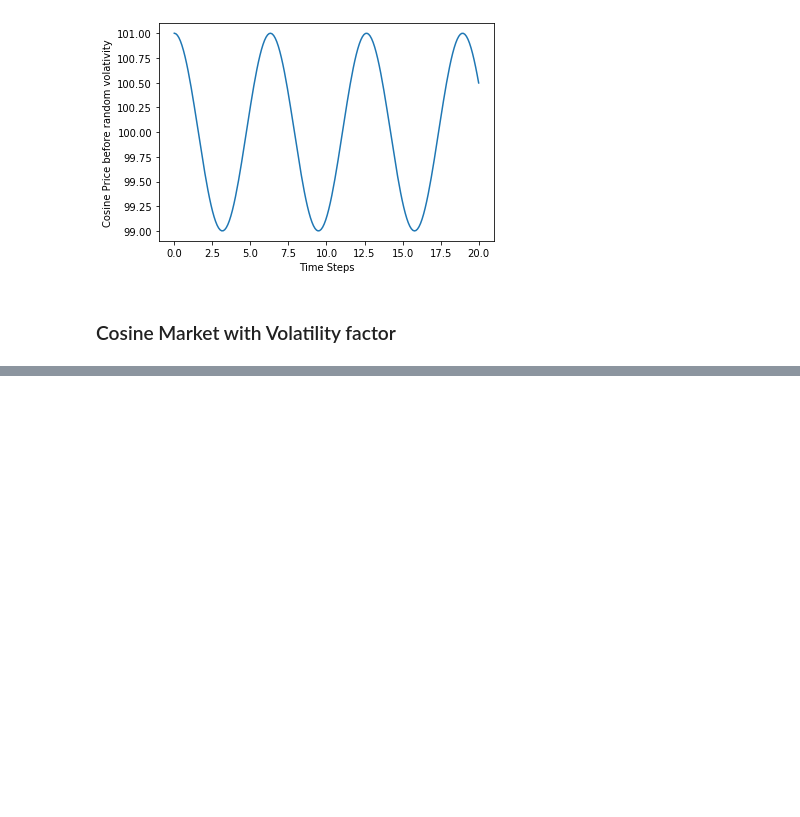
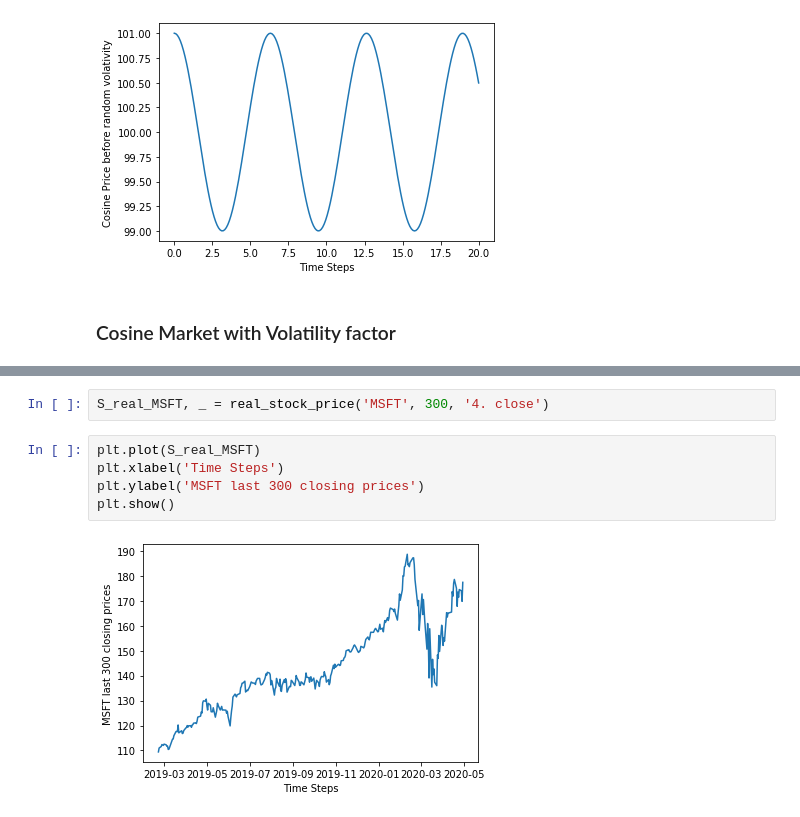
Before and after one commit to khanhnguyen15/Market-Simulation, a Jupyter notebook: Market-visualization.ipynb, the cells around one changed output, grey strips where cells are left out. Cells and saved outputs as stored; diff of their text form; blank space fills up the shorter version.

```diff
--- a/Market-visualization.ipynb
+++ b/Market-visualization.ipynb
@@ -36,0 +46,9 @@ plt.show()
+# %%
+S_real_MSFT, _ = real_stock_price('MSFT', 300, '4. close')
+# %%
+plt.plot(S_real_MSFT)
+plt.xlabel('Time Steps')
+plt.ylabel('MSFT last 300 closing prices')
+plt.show()
+# %% [output]
+[figure, added]
```
Also changed, not shown: parts of 5 cells of this notebook, 13 other files.
